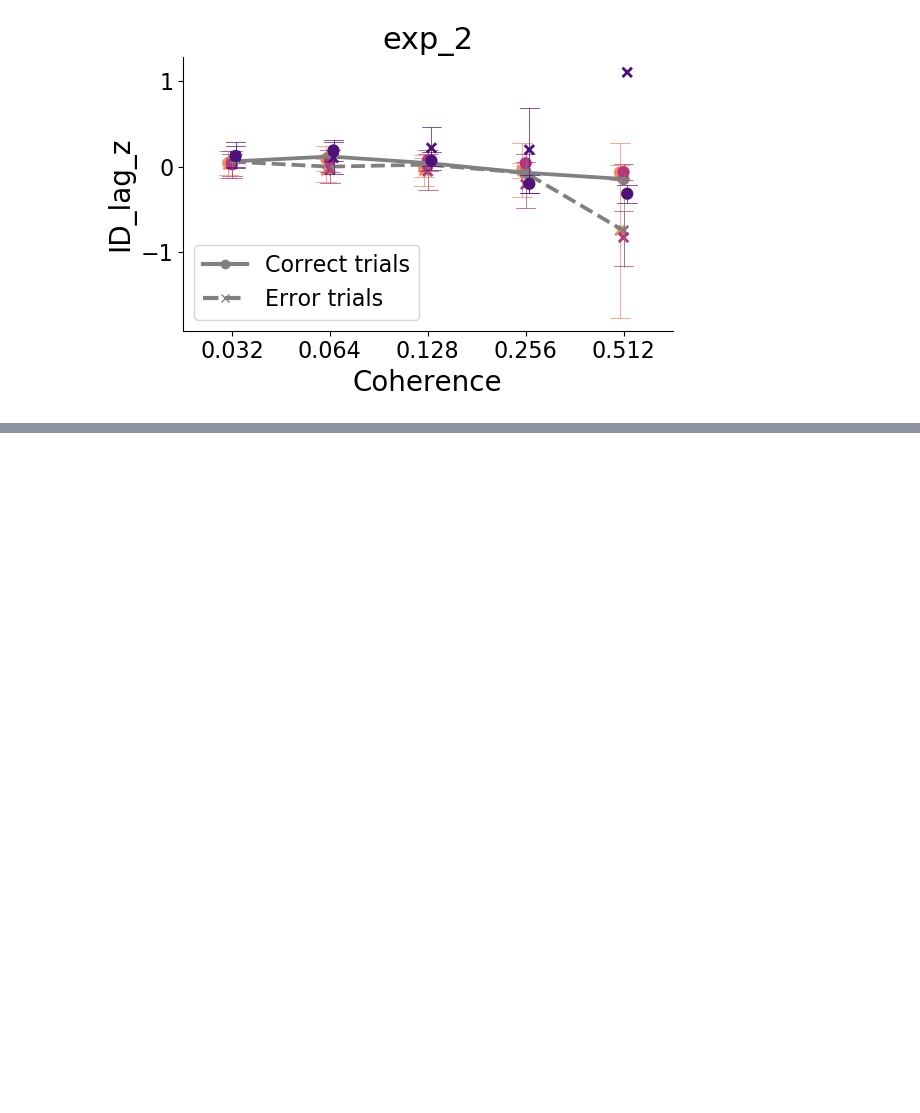
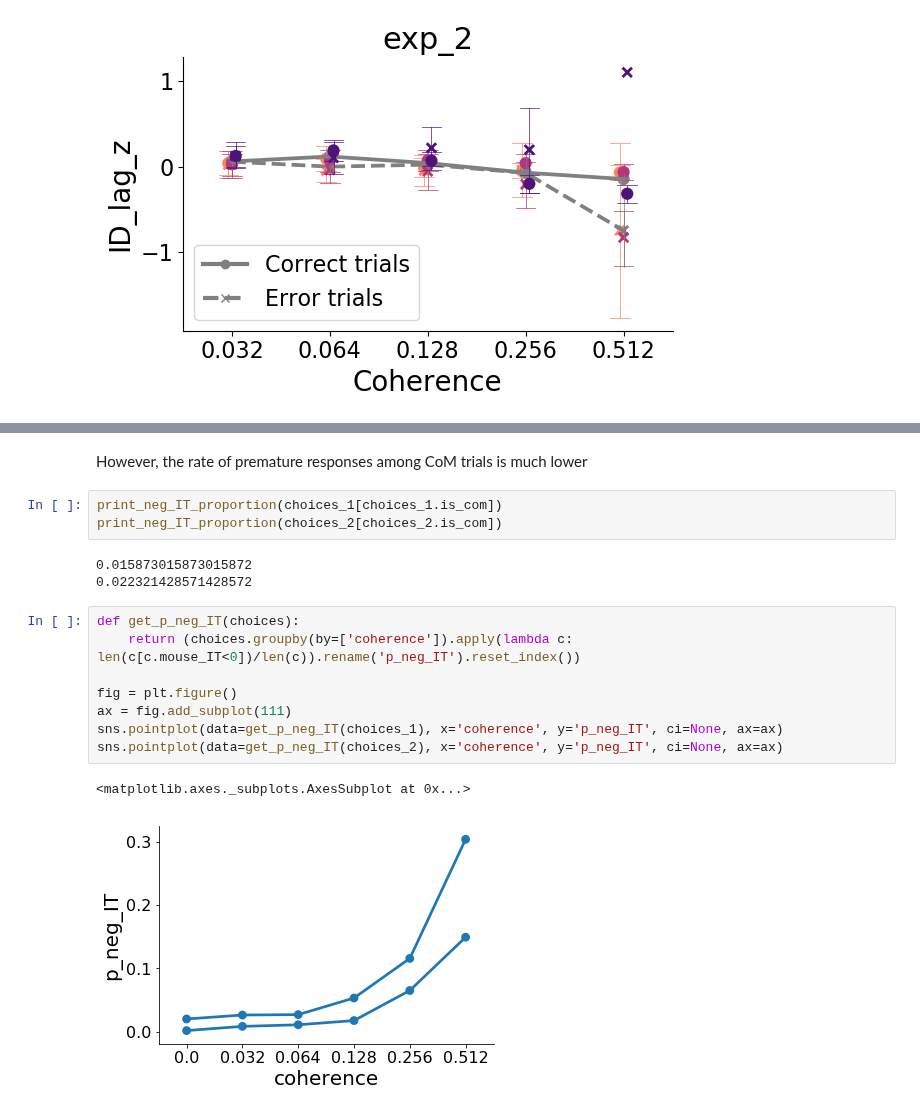
Before and after one commit to cherepaha/eyehandrdk, a Jupyter notebook: initiation_times.ipynb, the cells around one changed output, grey strips where cells are left out. Drawn from its saved outputs; the diff is of its cells as text; blank space fills up the shorter version.

```diff
--- a/initiation_times.ipynb
+++ b/initiation_times.ipynb
@@ -323,0 +339,19 @@ plot_var_vs_coherence(choices_2, exp_2, var='ID_lag_z', estimator=np.nanmean)
+# %% [markdown]
+However, the rate of premature responses among CoM trials is much lower
+# %%
+print_neg_IT_proportion(choices_1[choices_1.is_com])
+print_neg_IT_proportion(choices_2[choices_2.is_com])
+# %% [output]
+0.015873015873015872
+0.022321428571428572
+# %%
+def get_p_neg_IT(choices):
+    return (choices.groupby(by=['coherence']).apply(lambda c: len(c[c.mouse_IT<0])/len(c)).rename('p_neg_IT').reset_index())
+
+fig = plt.figure()
+ax = fig.add_subplot(111)
+sns.pointplot(data=get_p_neg_IT(choices_1), x='coherence', y='p_neg_IT', ci=None, ax=ax)
+sns.pointplot(data=get_p_neg_IT(choices_2), x='coherence', y='p_neg_IT', ci=None, ax=ax)
+# %% [output]
+<matplotlib.axes._subplots.AxesSubplot at 0x...>
+[figure, added]
```
Also changed, not shown: parts of 4 cells of this notebook, 1 other file.
